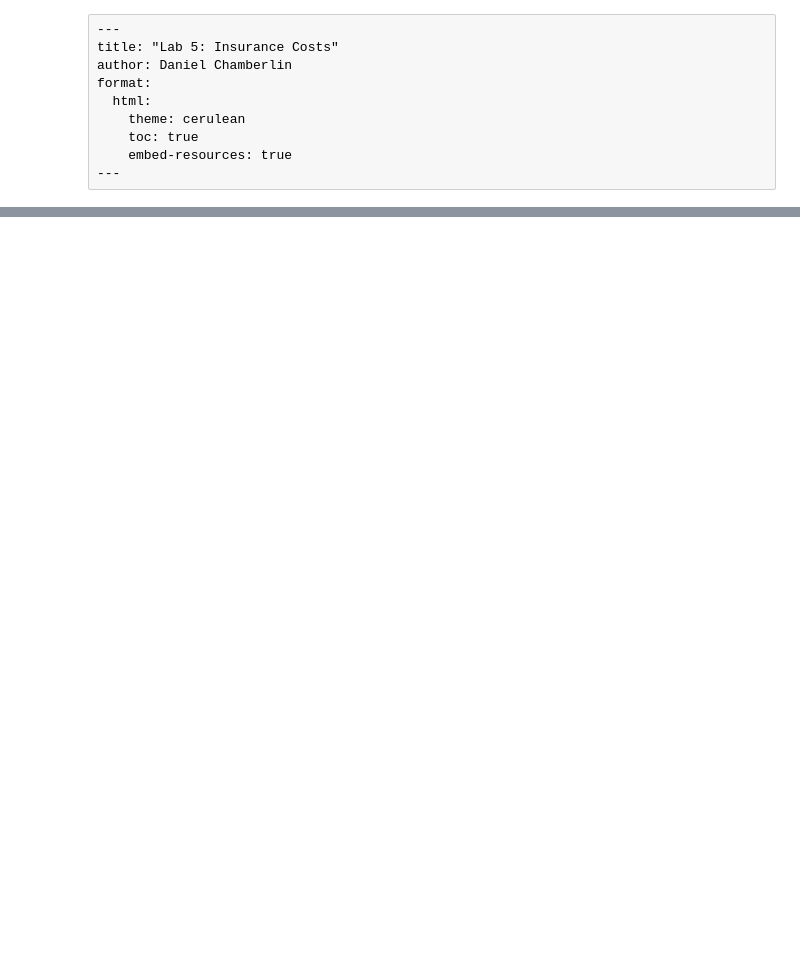
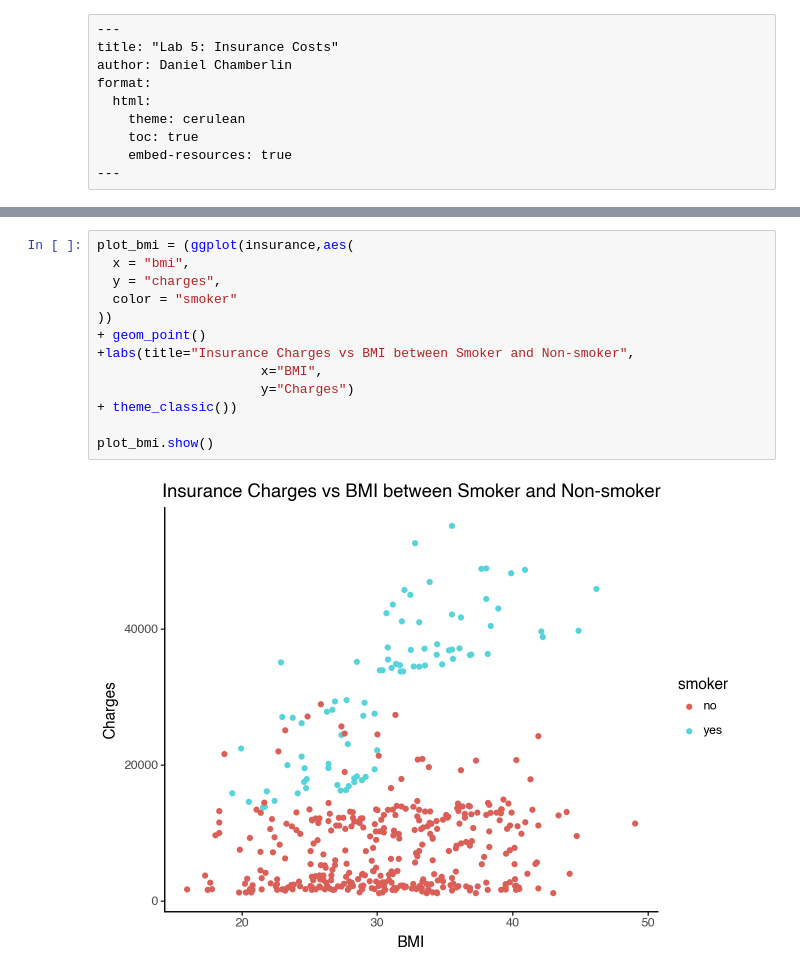
Before and after one commit to ddchamber/Week6, a Jupyter notebook: lab5.ipynb, the cells around one changed output, grey strips where cells are left out. Saved outputs shown, nothing was run; the diff lists cells and outputs as text; blank space fills up the shorter version.

```diff
--- a/lab5.ipynb
+++ b/lab5.ipynb
@@ -51,0 +156,15 @@ You can find this data at: https://www.dropbox.com/s/bocjjyo1ehr5auz/insurance_c
+# %%
+plot_bmi = (ggplot(insurance,aes(
+  x = "bmi",
+  y = "charges",
+  color = "smoker"
+))
++ geom_point()
++labs(title="Insurance Charges vs BMI between Smoker and Non-smoker",
+                     x="BMI",
+                     y="Charges")
++ theme_classic())
+
+plot_bmi.show()
+# %% [output]
+[figure, added]
```
Also changed, not shown: parts of 50 cells of this notebook, 3 other files.
